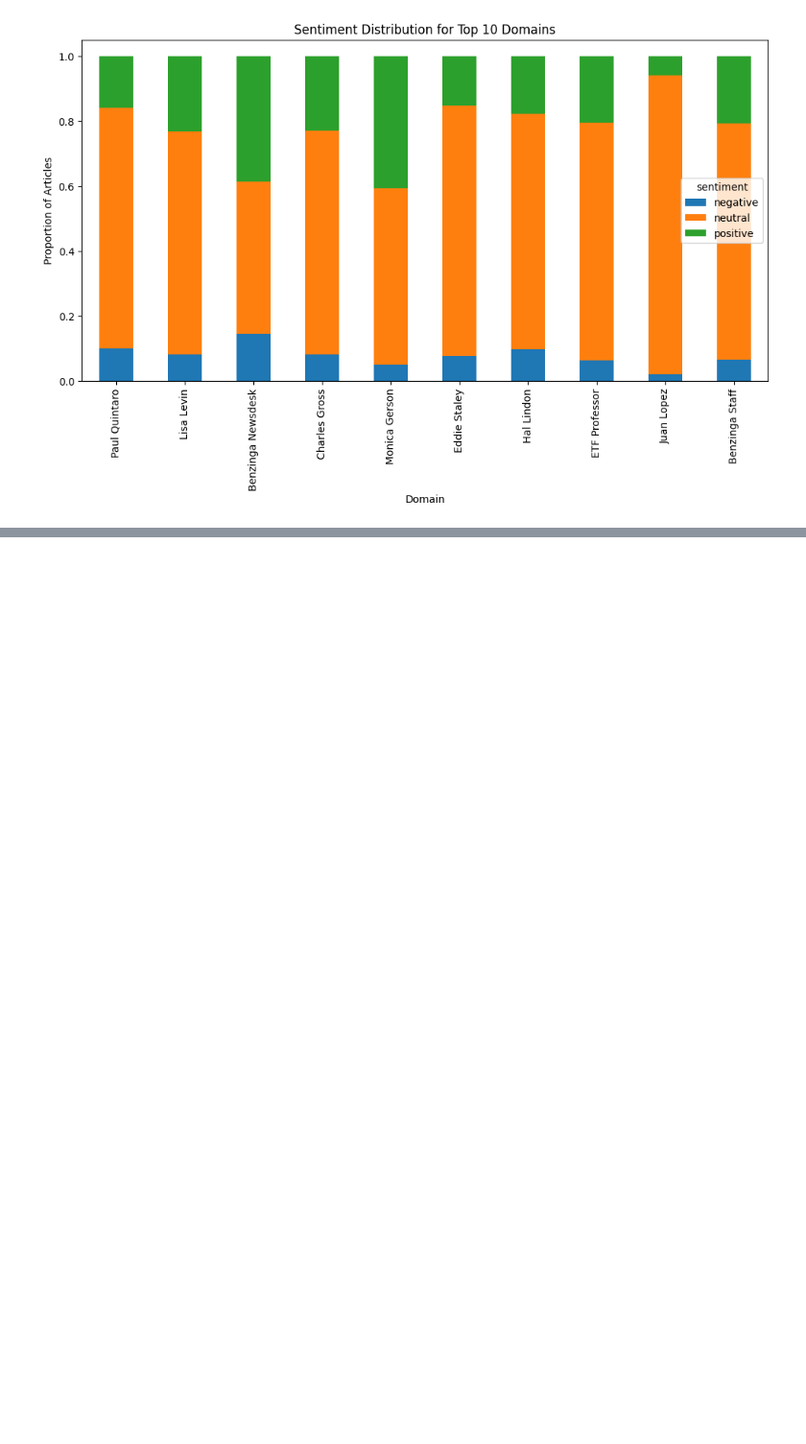
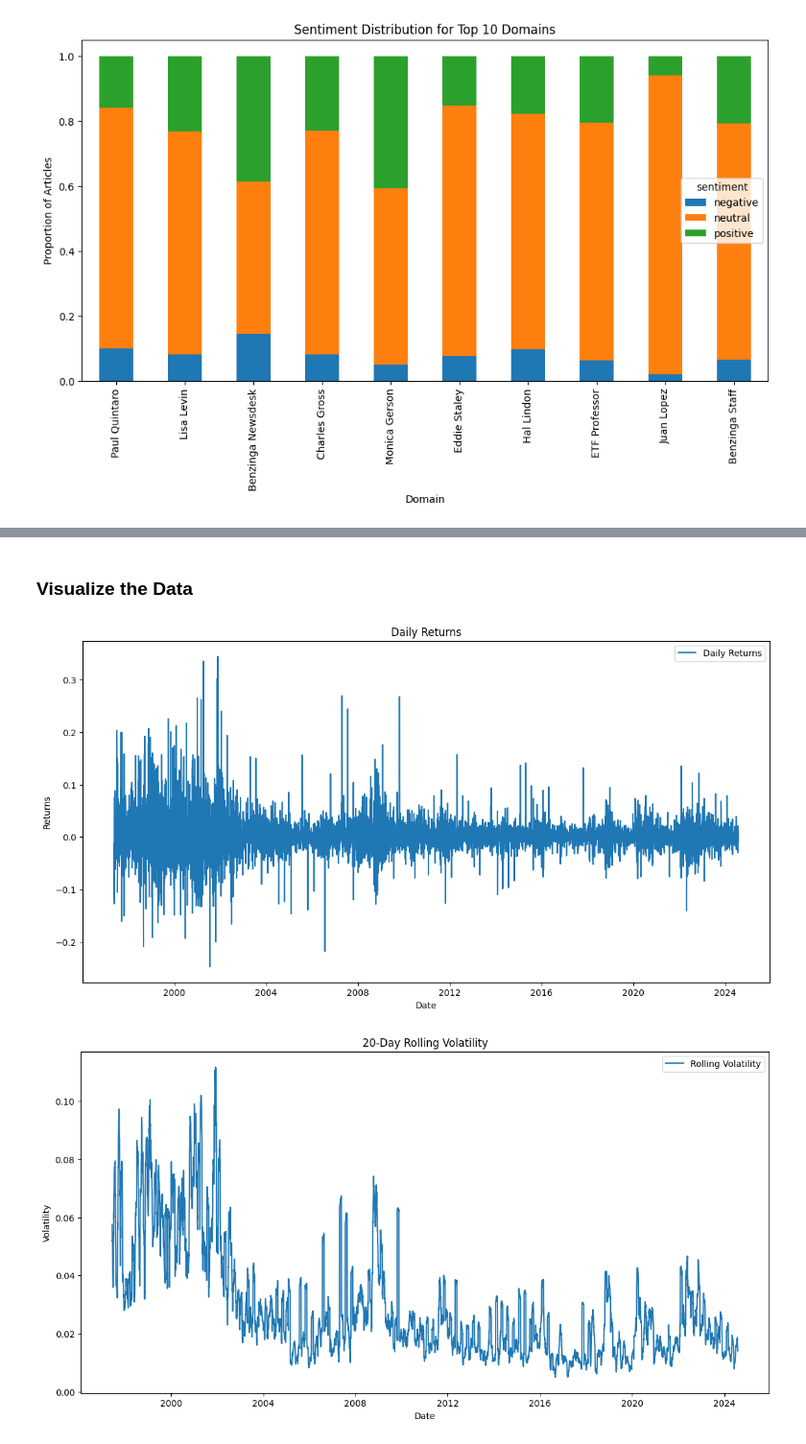
Before and after one commit to zol23-g/Financial-News-and-Stock-Price-Prediction, a Jupyter notebook: notebooks/financial_analysis.ipynb, the cells around one changed output, grey strips where cells are left out. Shown at 96% size. Cells and saved outputs as stored; diff of their text form; code cells hidden in the pictures; blank space fills up the shorter version.

Commit message:
Calculated basic technical indicators using TA-Lib

```diff
--- a/notebooks/financial_analysis.ipynb
+++ b/notebooks/financial_analysis.ipynb
@@ -504,0 +590,9 @@ plt.show()
+# %%
+# Calculate 20-day Simple Moving Average (SMA)
+df['SMA_20'] = talib.SMA(df['Close'], timeperiod=20)
+
+# Calculate 50-day Simple Moving Average (SMA)
+df['SMA_50'] = talib.SMA(df['Close'], timeperiod=50)
+
+# Calculate 20-day Exponential Moving Average (EMA)
+df['EMA_20'] = talib.EMA(df['Close'], timeperiod=20)
@@ -504,0 +601,3 @@ plt.show()
+# %%
+# Calculate 14-day RSI
+df['RSI_14'] = talib.RSI(df['Close'], timeperiod=14)
@@ -504,0 +613,6 @@ plt.show()
+# %%
+# Calculate daily returns using pandas
+df['Daily_Returns'] = df['Close'].pct_change()
+
+# Display the first few daily returns
+print(df['Daily_Returns'].head())
@@ -504,0 +627,6 @@ plt.show()
+# %%
+# Calculate rolling volatility (e.g., 20-day rolling standard deviation of daily returns)
+df['Volatility'] = df['Daily_Returns'].rolling(window=20).std()
+
+# Display the first few volatility values
+print(df['Volatility'].head())
@@ -504,0 +651,25 @@ plt.show()
+# %% [markdown]
+### Visualize the Data
+# %%
+import matplotlib.pyplot as plt
+
+# Plot Daily Returns
+plt.figure(figsize=(14, 7))
+plt.plot(df['Daily_Returns'], label='Daily Returns')
+plt.title('Daily Returns')
+plt.xlabel('Date')
+plt.ylabel('Returns')
+plt.legend()
+plt.show()
+
+# Plot Rolling Volatility
+plt.figure(figsize=(14, 7))
+plt.plot(df['Volatility'], label='Rolling Volatility')
+plt.title('20-Day Rolling Volatility')
+plt.xlabel('Date')
+plt.ylabel('Volatility')
+plt.legend()
+plt.show()
+# %% [output]
+[figure, added]
+[figure, added]
```
Also changed, not shown: parts of 22 cells of this notebook.
